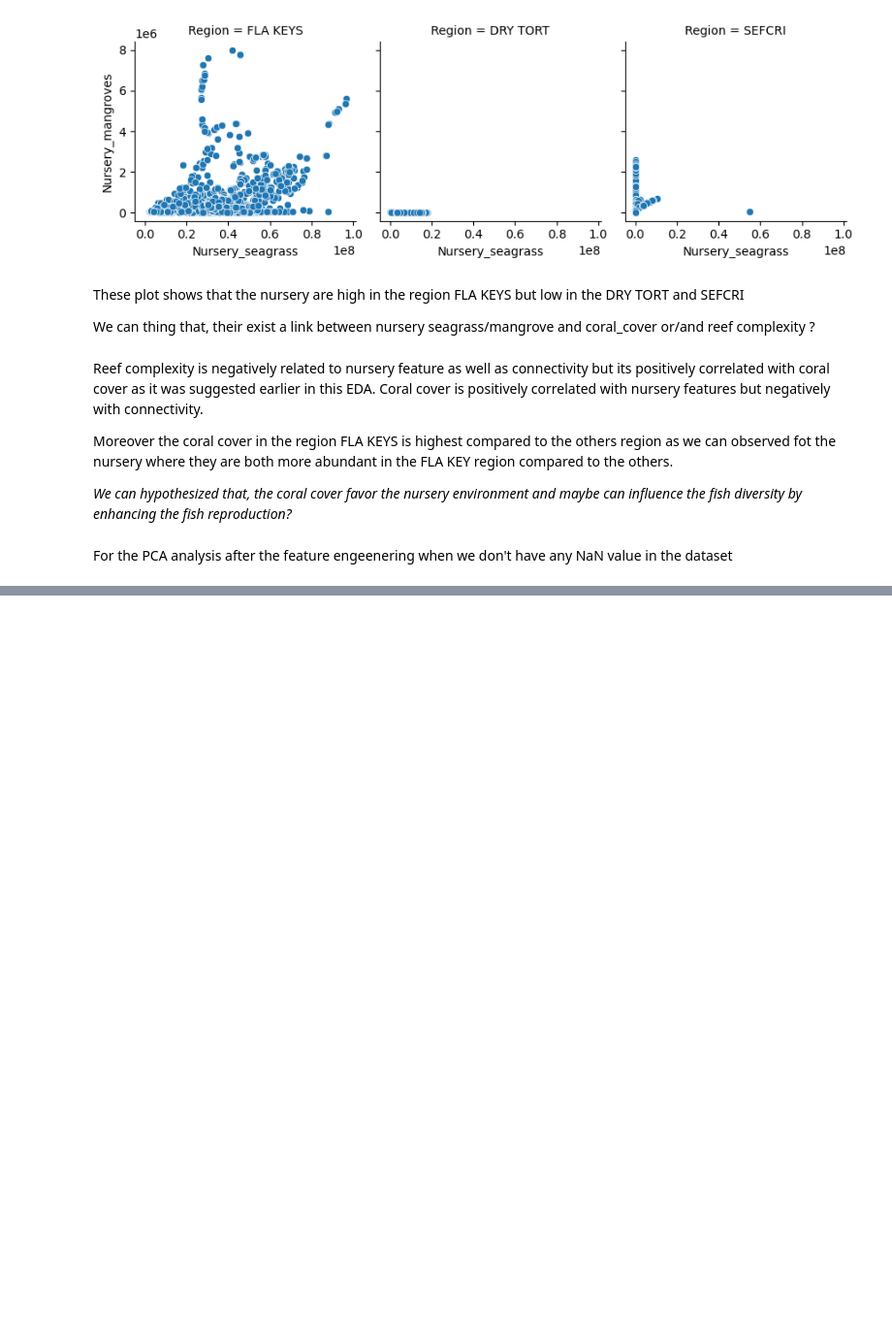
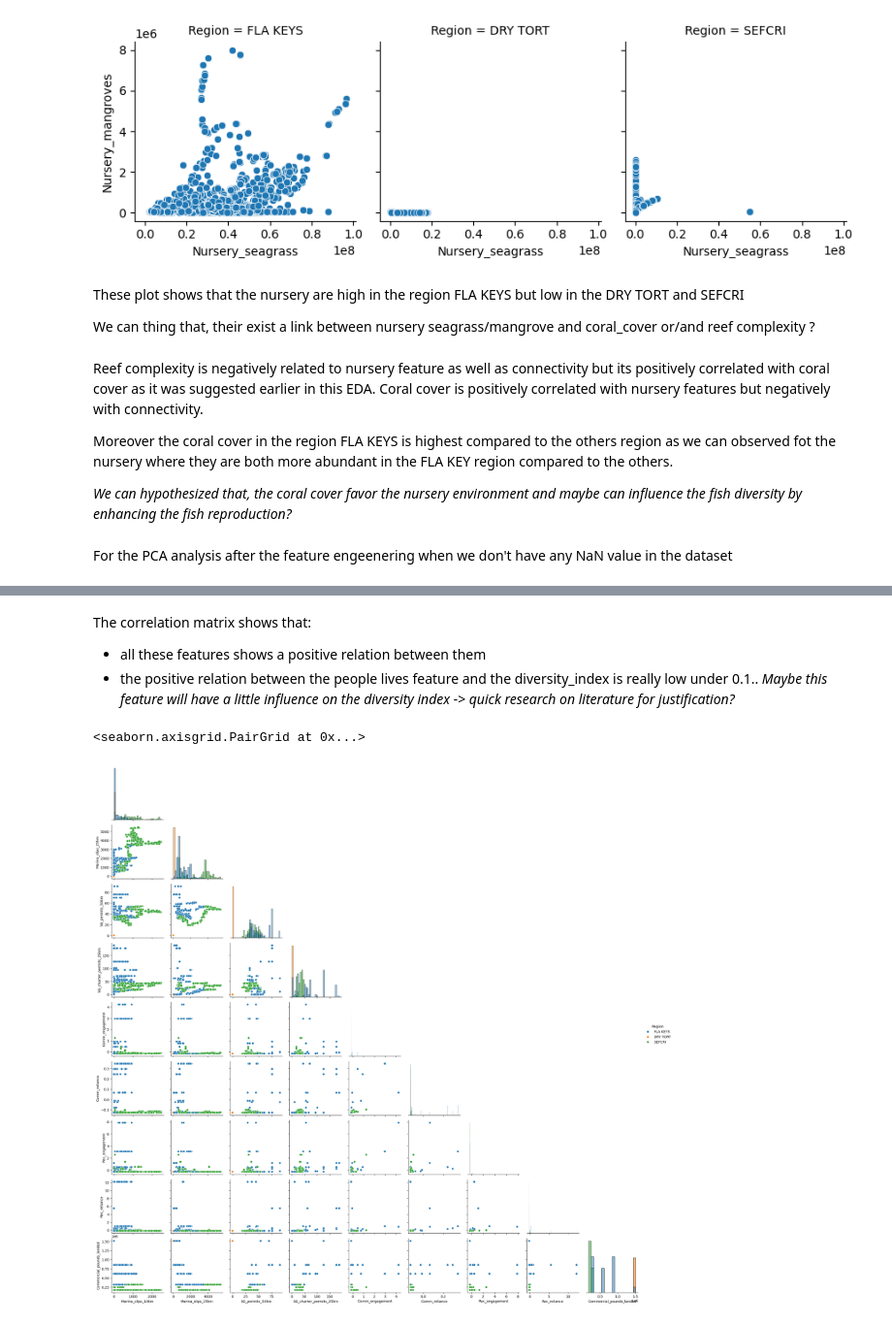
Before and after one commit to susmitha-ann/CoralReefFishSpeciesAssessment, a Jupyter notebook: Exploratory_species.ipynb, the cells around one changed output, grey strips where cells are left out. Shown at 97% size. Drawn from its saved outputs; the diff is of its cells as text; code cells hidden in the pictures; blank space fills up the shorter version.

```diff
--- a/Exploratory_species.ipynb
+++ b/Exploratory_species.ipynb
@@ -332,0 +370,15 @@ For the PCA analysis after the feature engeenering when we don't have any NaN va
+# %% [markdown]
+The correlation matrix shows that:
+- all these features shows a positive relation between them
+- the positive relation between the people lives feature and the diversity_index is really low under 0.1..
+*Maybe this feature will have a little influence on the diversity index -> quick research on literature for justification?*
+# %%
+#relation between the region and the boat (leasure and commercial) activities
+
+g = sns.PairGrid(species, diag_sharey=False, corner= True, vars=['Marina_slips_10km', 'Marina_slips_25km', 'SG_permits_50km', 'SG_charter_permits_25km','Comm_engagement', 'Comm_reliance', 'Rec_engagement', 'Rec_reliance','Commercial_pounds_landed'], hue="Region")
+g.map_lower(sns.scatterplot)
+g.map_diag(sns.histplot)
+g.add_legend()
+# %% [output]
+<seaborn.axisgrid.PairGrid at 0x...>
+[figure, added]
```
Also changed, not shown: parts of 15 cells of this notebook.
